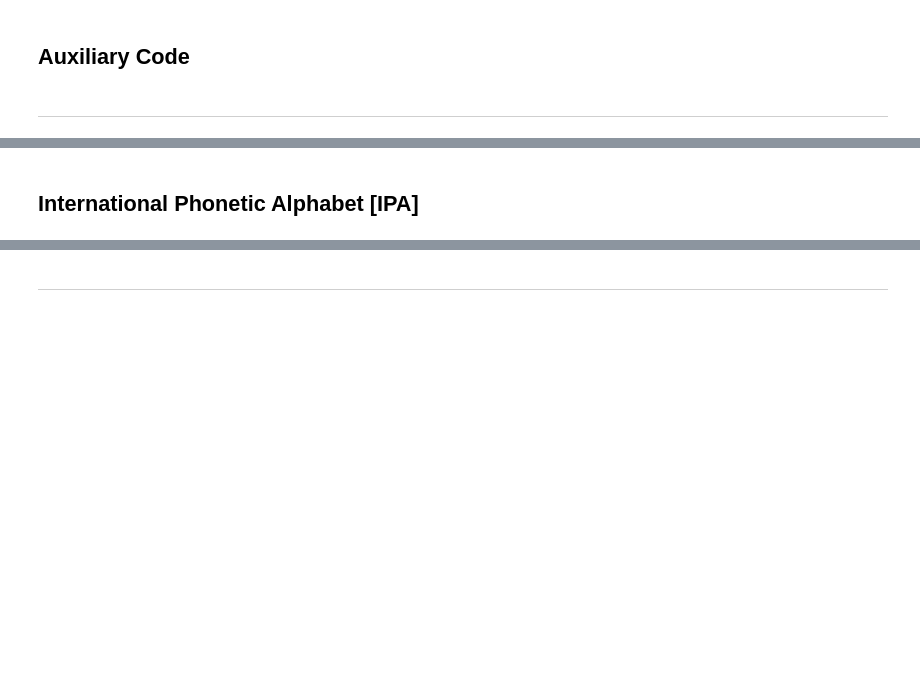
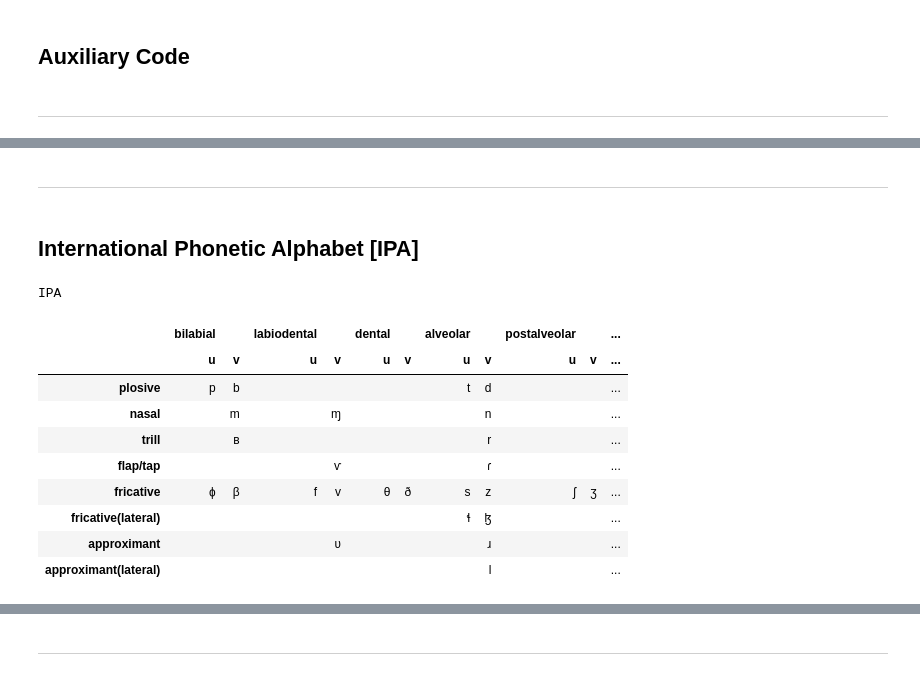
Before and after one commit to davefriedman01/Phonetics, a Jupyter notebook: notebook.ipynb, the cells around one changed output, grey strips where cells are left out. Saved outputs shown, nothing was run; the diff lists cells and outputs as text; code cells hidden in the pictures; blank space fills up the shorter version.

```diff
--- a/notebook.ipynb
+++ b/notebook.ipynb
@@ -141,2 +249,56 @@ def print_code_point_information (points : str = 'hello world') -> None:
+# %% [markdown]
+---
 # %% [markdown]
 ## International Phonetic Alphabet [IPA]
+# %%
+pla = [
+  'bilabial',
+  'labiodental',
+  'dental',
+  'alveolar',
+  'postalveolar',
+  'retroflex',
+  'palatal',
+  'velar',
+  'uvular',
+  'pharyngeal',
+  'glottal',
+]
+man = [
+  'plosive',
+  'nasal',
+  'trill',
+  'flap/tap',
+  'fricative',
+  'fricative(lateral)',
+  'approximant',
+  'approximant(lateral)',
+]
+
+ipa = pd.DataFrame(data=[
+  ['\u0070','\u0062','','','','','\u0074','\u0064','','','\u0288','\u0256','\u0063','\u025F','\u006B','\u0261','\u0071','\u0262','','','\u0294',''],
+  ['','\u006D','','\u0271','','','','\u006E','','','','\u0273','','\u0272','','\u014B','','\u0274','','','',''],
+  ['','\u0299','','','','','','\u0072','','','','','','','','','','\u0280','','','',''],
+  ['','','','\u2C71','','','','\u027E','','','','\u027D','','','','','','','','','',''],
+  ['\u0278','\u03B2','\u0066','\u0076','\u03B8','\u00F0','\u0073','\u007A','\u0283','\u0292','\u0282','\u0290','\u00E7','\u029D','\u0078','\u0263','\u03C7','\u0281','\u0127','\u0295','\u0068','\u0266'],
+  ['','','','','','','\u026C','\u026E','','','','','','','','','','','','','',''],
+  ['','','','\u028B','','','','\u0279','','','','\u027B','','\u006A','','\u0270','','','','','',''],
+  ['','','','','','','','\u006C','','','','\u026D','','\u028E','','\u029F','','','','','',''],
+], columns=pd.MultiIndex.from_product([pla, ['u','v']]), index=man)
+ipa.style\
+  .set_caption('IPA')\
+  .set_properties(**{
+    'font-size' : '18pt',
+  })
+# %% [output]
+IPA
+|  | bilabial |  | labiodental |  | dental |  | alveolar |  | postalveolar |  | ... |
+|  | u | v | u | v | u | v | u | v | u | v | ... |
+| plosive | p | b |  |  |  |  | t | d |  |  | ... |
+| nasal |  | m |  | ɱ |  |  |  | n |  |  | ... |
+| trill |  | ʙ |  |  |  |  |  | r |  |  | ... |
+| flap/tap |  |  |  | ⱱ |  |  |  | ɾ |  |  | ... |
+| fricative | ɸ | β | f | v | θ | ð | s | z | ʃ | ʒ | ... |
+| fricative(lateral) |  |  |  |  |  |  | ɬ | ɮ |  |  | ... |
+| approximant |  |  |  | ʋ |  |  |  | ɹ |  |  | ... |
+| approximant(lateral) |  |  |  |  |  |  |  | l |  |  | ... |
```
Also changed, not shown: parts of 9 cells of this notebook.
